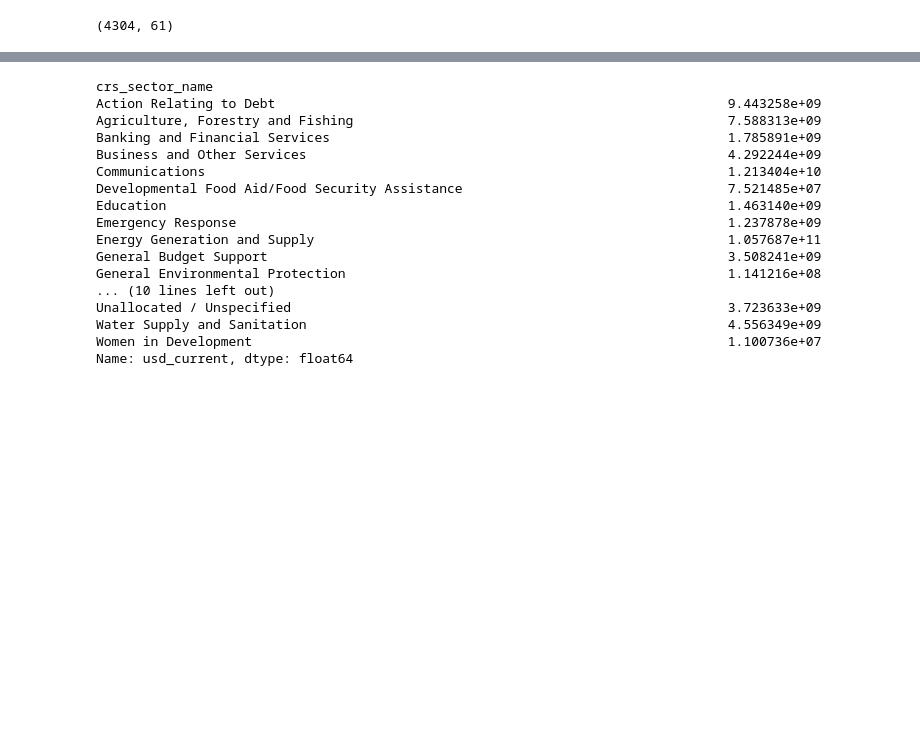
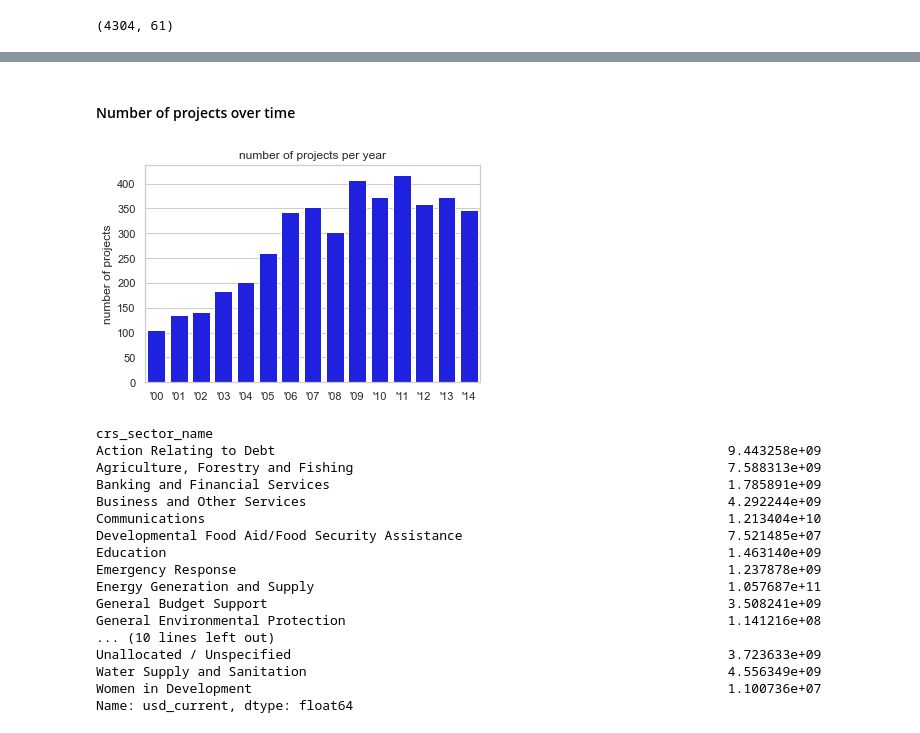
Before and after one commit to JonathanWillnow/ose-data-science-course-project-JonathanWillnow, a Jupyter notebook: JonathanWillnowOSE.ipynb, the cells around one changed output, grey strips where cells are left out. Drawn from its saved outputs; the diff is of its cells as text; code cells hidden in the pictures; blank space fills up the shorter version.

```diff
--- a/JonathanWillnowOSE.ipynb
+++ b/JonathanWillnowOSE.ipynb
@@ -170,3 +198,9 @@ ax.set_title("number of projects per year");
+# %% [markdown]
+#### Number of projects over time
+# %%
+year_plot(data)
+# %% [output]
+[figure, added]
 # %%
 # we have a problem with the data!
 # mending and modifying the dataset
```
Also changed, not shown: parts of 15 cells of this notebook.
